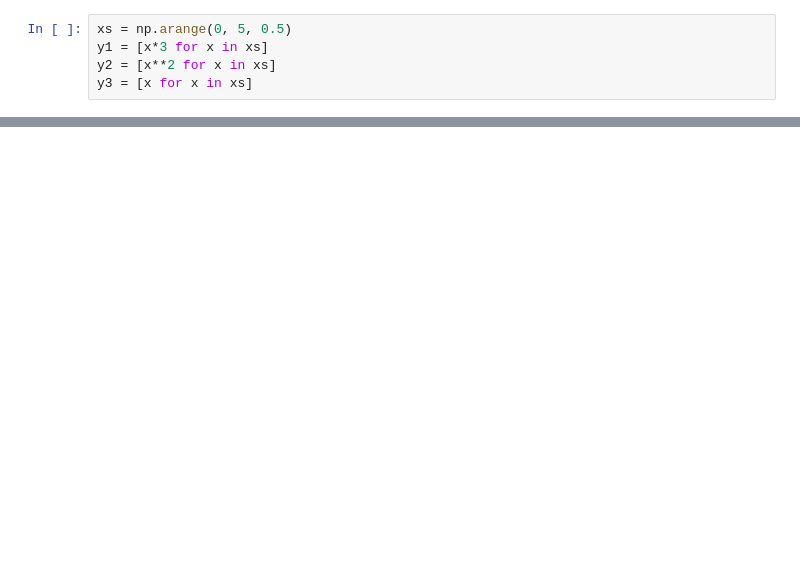
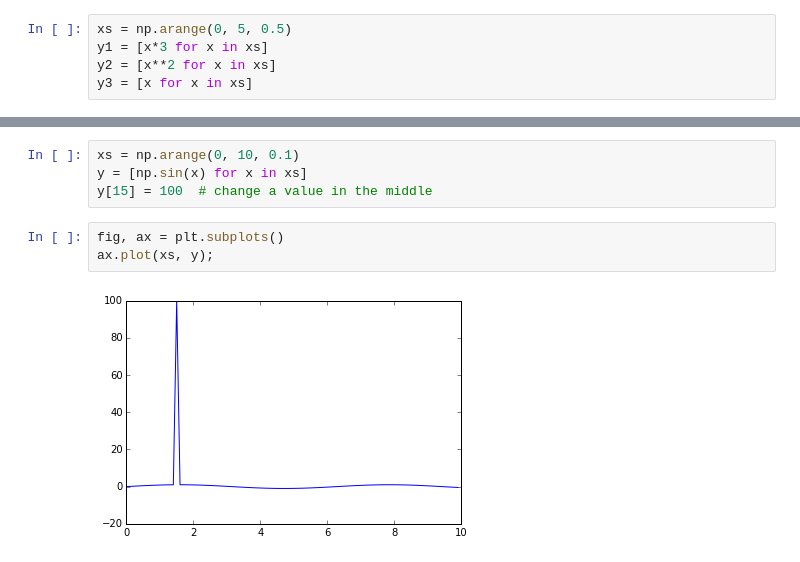
Before and after one commit to gillenbrown/PythonTutorial, a Jupyter notebook: Plotting.ipynb, the cells around one changed output, grey strips where cells are left out. Cells and saved outputs as stored; diff of their text form; blank space fills up the shorter version.

```diff
--- a/Plotting.ipynb
+++ b/Plotting.ipynb
@@ -49,0 +125,9 @@ Things to eventually add:
+# %%
+xs = np.arange(0, 10, 0.1)
+y = [np.sin(x) for x in xs]
+y[15] = 100  # change a value in the middle
+# %%
+fig, ax = plt.subplots()
+ax.plot(xs, y);
+# %% [output]
+[figure, added]
```
Also changed, not shown: parts of 41 cells of this notebook, 1 other file.
